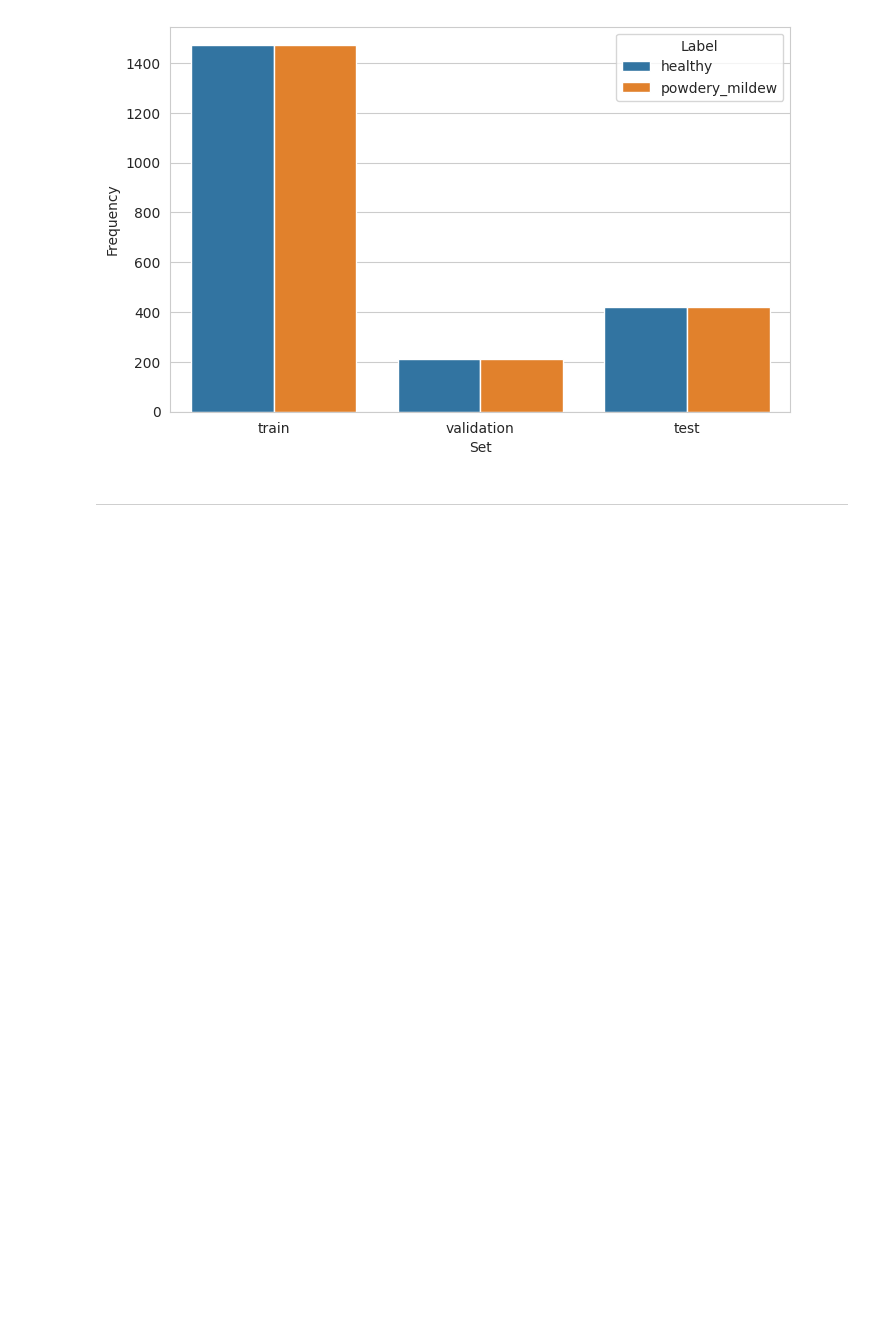
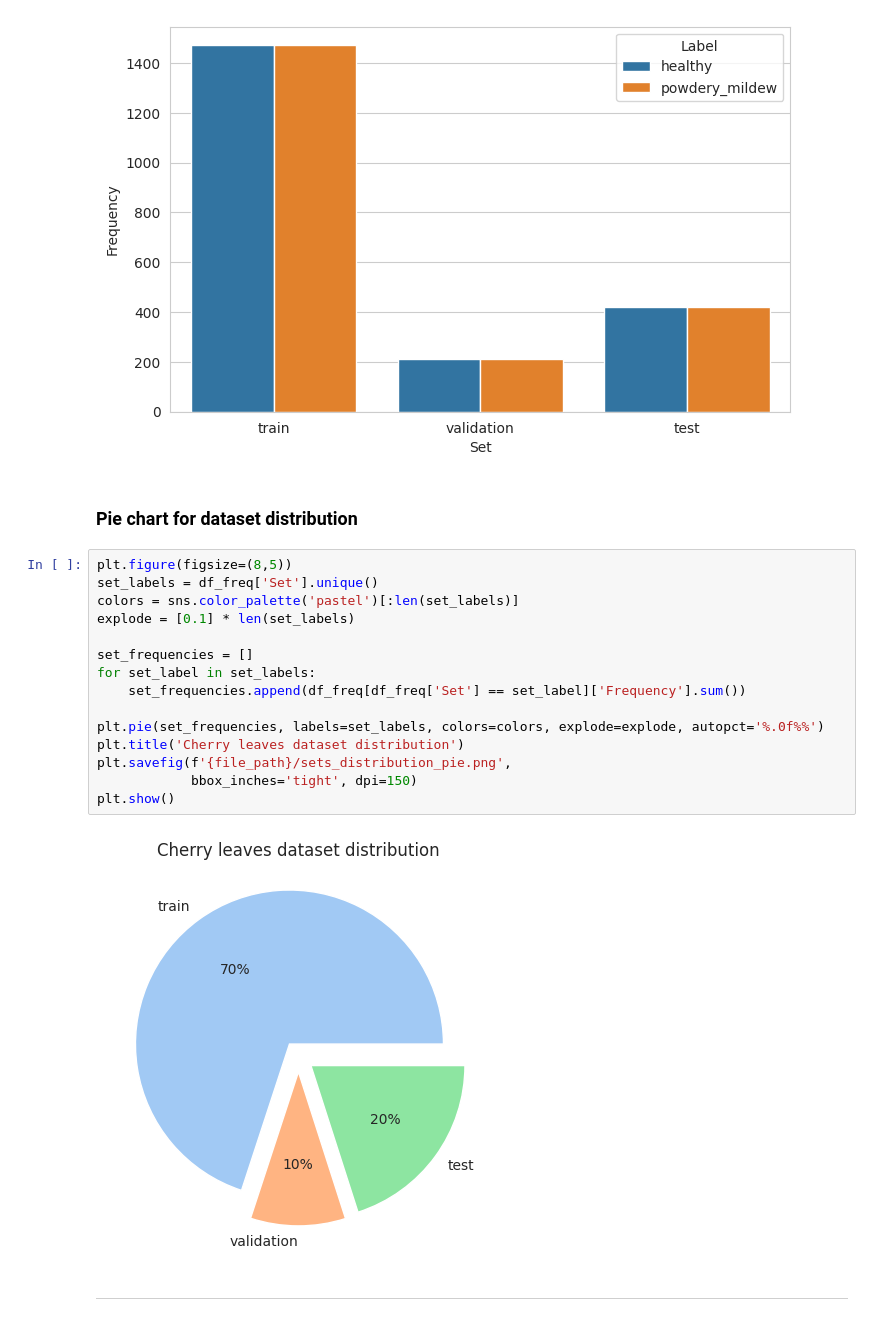
Before and after one commit to EMPZsolt/my-fifth-project, a Jupyter notebook: jupyter_notebooks/03 - Modelling and Evaluating.ipynb, the cells around one changed output. Drawn from its saved outputs; the diff is of its cells as text; blank space fills up the shorter version.

```diff
--- a/jupyter_notebooks/03 - Modelling and Evaluating.ipynb
+++ b/jupyter_notebooks/03 - Modelling and Evaluating.ipynb
@@ -133,6 +133,25 @@ plt.show()
 * test - healthy: 422 images
 * test - powdery_mildew: 422 images
 [figure]
+# %% [markdown]
+### Pie chart for dataset distribution
+# %%
+plt.figure(figsize=(8,5))
+set_labels = df_freq['Set'].unique()
+colors = sns.color_palette('pastel')[:len(set_labels)]
+explode = [0.1] * len(set_labels)
+
+set_frequencies = []
+for set_label in set_labels:
+    set_frequencies.append(df_freq[df_freq['Set'] == set_label]['Frequency'].sum())
+
+plt.pie(set_frequencies, labels=set_labels, colors=colors, explode=explode, autopct='%.0f%%')
+plt.title('Cherry leaves dataset distribution')
+plt.savefig(f'{file_path}/sets_distribution_pie.png',
+            bbox_inches='tight', dpi=150)
+plt.show()
+# %% [output]
+[figure, added]
 # %% [markdown]
 ---
 # %% [markdown]
```
Also changed, not shown: parts of 29 cells of this notebook, 22 other files.
